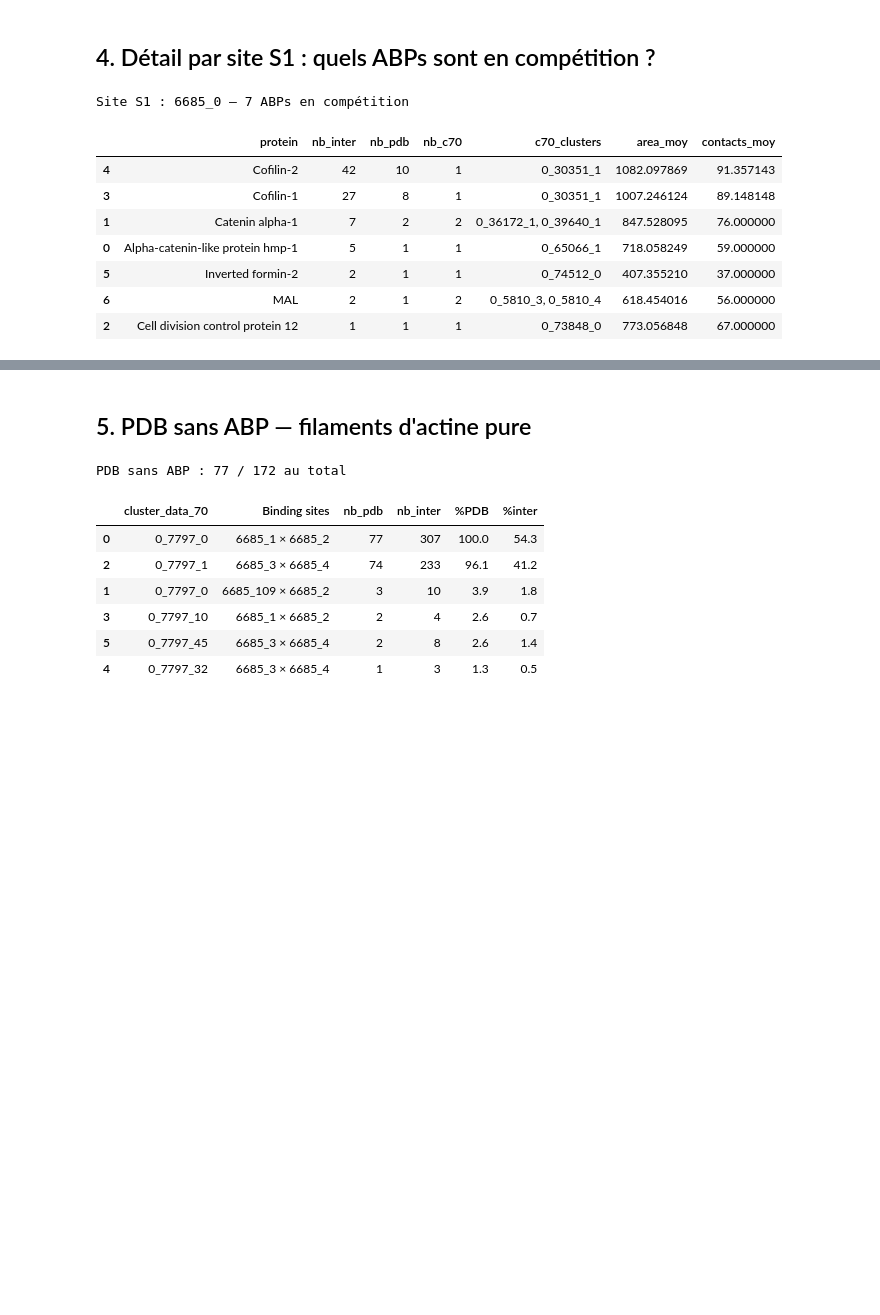
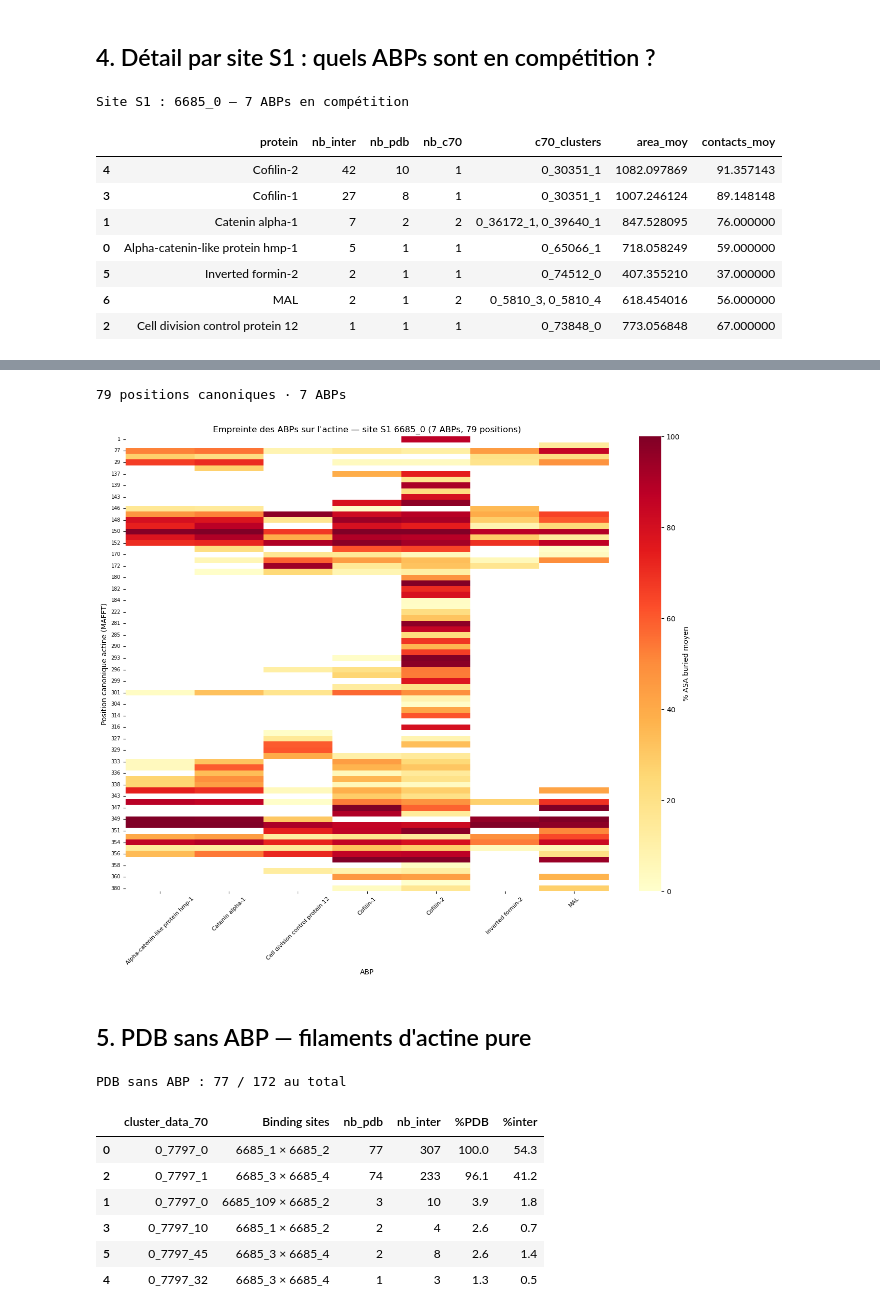
Before and after one commit to anaisdlss/actin_project, a Jupyter notebook: notebooks/abp_analysis.ipynb, the cells around one changed output, grey strips where cells are left out. Cells and saved outputs as stored; diff of their text form; code cells hidden in the pictures; blank space fills up the shorter version.

```diff
--- a/notebooks/abp_analysis.ipynb
+++ b/notebooks/abp_analysis.ipynb
@@ -331,3 +311,73 @@ plt.show()
+# %%
+# Charger résidus d'interface et interactions pour relier positions → ABP
+df3_nb   = pd.read_csv("../data/filtered/details/3.interface_residues.csv")
+df_int_nb = pd.read_csv("../data/filtered/details/1.interactions.csv")
+
+df3_nb["residue_number_canon_mafft"] = pd.to_numeric(
+    df3_nb["residue_number_canon_mafft"], errors="coerce")
+df3_nb["buried_ASA_percent"] = pd.to_numeric(
+    df3_nb["buried_ASA_percent"].astype(str).str.replace("%", "", regex=False),
+    errors="coerce")
+
+# Relier les interactions du site S1 aux interaction_ids via 1.interactions.csv
+site_with_ids = site_data.merge(
+    df_int_nb[["interaction_id", "chain_A_id", "chain_B_id"]],
+    left_on=["subunit_1", "subunit_2"],
+    right_on=["chain_A_id", "chain_B_id"],
+    how="inner"
+)
+
+# Garder seulement les résidus de la chaîne actine (S1)
+_id_to_actin = site_with_ids.set_index("interaction_id")["chain_A_id"].str.lower()
+_id_to_prot  = site_with_ids.set_index("interaction_id")["protein"]
+
+df3_site = df3_nb[df3_nb["interaction_id"].isin(site_with_ids["interaction_id"])].copy()
+df3_site["_actin_ch"] = df3_site["interaction_id"].map(_id_to_actin)
+df3_site = df3_site[df3_site["chain"].str.lower() == df3_site["_actin_ch"]].copy()
+df3_site["protein"] = df3_site["interaction_id"].map(_id_to_prot)
+df3_site = df3_site.dropna(subset=["residue_number_canon_mafft", "protein"])
+df3_site["canon"] = df3_site["residue_number_canon_mafft"].astype(int)
+
+print(f"{df3_site['canon'].nunique()} positions canoniques · {df3_site['protein'].nunique()} ABPs")
+
+# Heatmap : position canonique actine (Y) × ABP (X), intensité = % ASA buried moyen
+footprint = (
+    df3_site.groupby(["protein", "canon"])["buried_ASA_percent"]
+    .mean()
+    .reset_index()
+)
+pivot_fp = footprint.pivot_table(
+    index="canon", columns="protein",
+    values="buried_ASA_percent", fill_value=0
+)
+pivot_fp.columns.name = "ABP"
+
+fig_fp, ax_fp = plt.subplots(
+    figsize=(max(7, pivot_fp.shape[1] * 1.8), max(6, pivot_fp.shape[0] * 0.14))
+)
+sns.heatmap(
+    pivot_fp,
+    ax=ax_fp,
+    cmap="YlOrRd",
+    mask=pivot_fp == 0,
+    linewidths=0,
+    vmin=0,
+    cbar_kws={"label": "% ASA buried moyen"},
+)
+ax_fp.set_title(
+    f"Empreinte des ABPs sur l'actine — site S1 {SITE_S1} "
+    f"({pivot_fp.shape[1]} ABPs, {pivot_fp.shape[0]} positions)",
+    fontsize=12,
+)
+ax_fp.set_xlabel("ABP", fontsize=10)
+ax_fp.set_ylabel("Position canonique actine (MAFFT)", fontsize=10)
+ax_fp.tick_params(axis="x", rotation=45, labelsize=8)
+ax_fp.tick_params(axis="y", labelsize=7)
+plt.tight_layout()
+plt.show()
+# %% [output]
+79 positions canoniques · 7 ABPs
+[figure, added]
 # %% [markdown]
 ## 5. PDB sans ABP — filaments d'actine pure
 # %%
```
Also changed, not shown: parts of 1 cell of this notebook, 1 other file.
